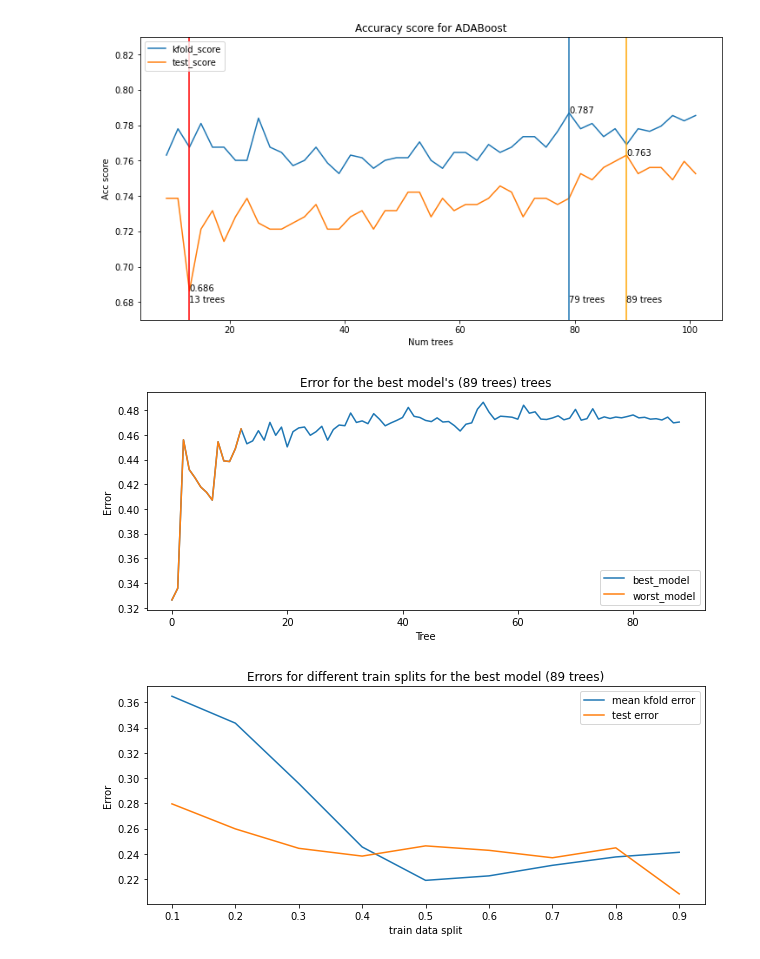
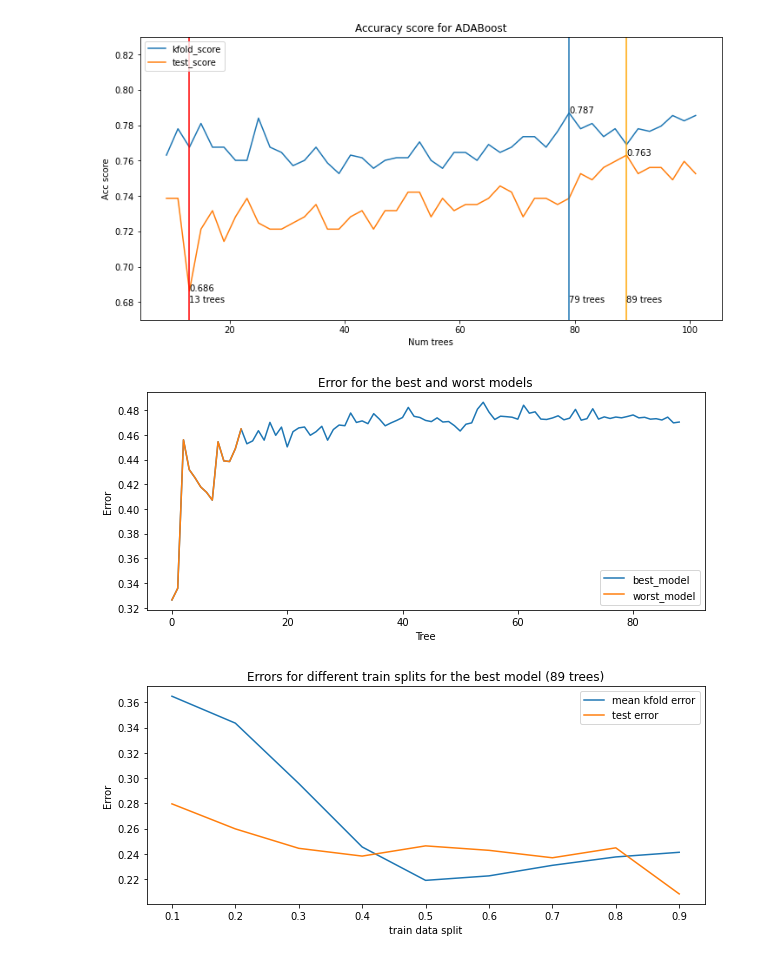
Before and after one commit to Pendulun/TicTacToeBoosting, a Jupyter notebook: analisys.ipynb, the cells around one changed output. Drawn from its saved outputs; the diff is of its cells as text; code cells hidden in the pictures.

```diff
--- a/analisys.ipynb
+++ b/analisys.ipynb
@@ -95,16 +95,16 @@ worst_model_tree_errors = [
 # %%
 plt.figure(figsize=(10, 4))
 
-plt.title("Error for the best model's (89 trees) trees")
+plt.title("Error for the best and worst models")
 plt.ylabel("Error")
 plt.xlabel("Tree")
 plt.plot(range(len(best_model_tree_errors)), best_model_tree_errors, label="best_model")
 plt.plot(range(len(worst_model_tree_errors)), worst_model_tree_errors, label="worst_model")
 
 plt.legend(loc='lower right')
 plt.show()
 # %% [output]
-[figure, old version]
+[figure, new version]
 # %%
 kfold_errors = [
     0.36473684210526314, 0.34345479082321195, 0.2957047791893527, 0.2454887218045112,
```
